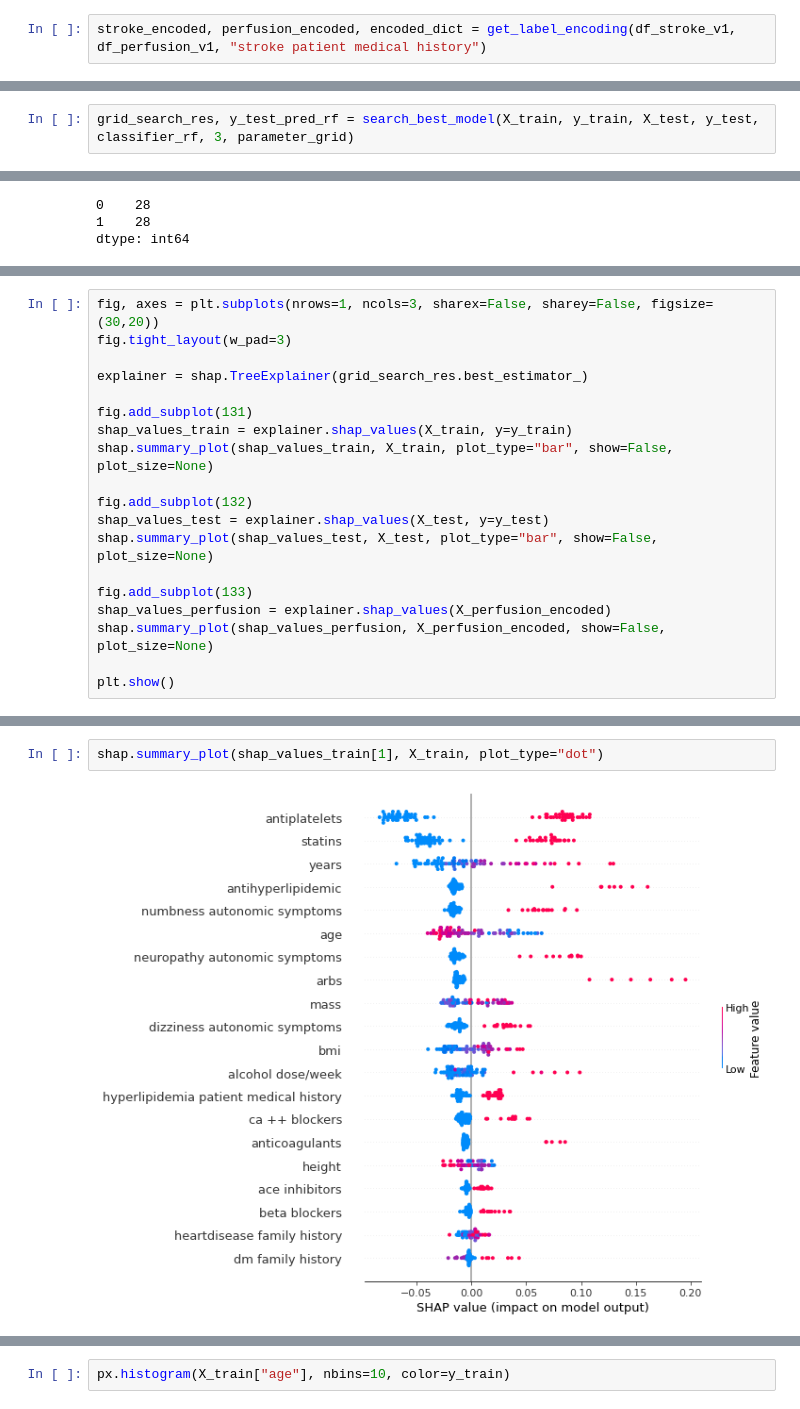
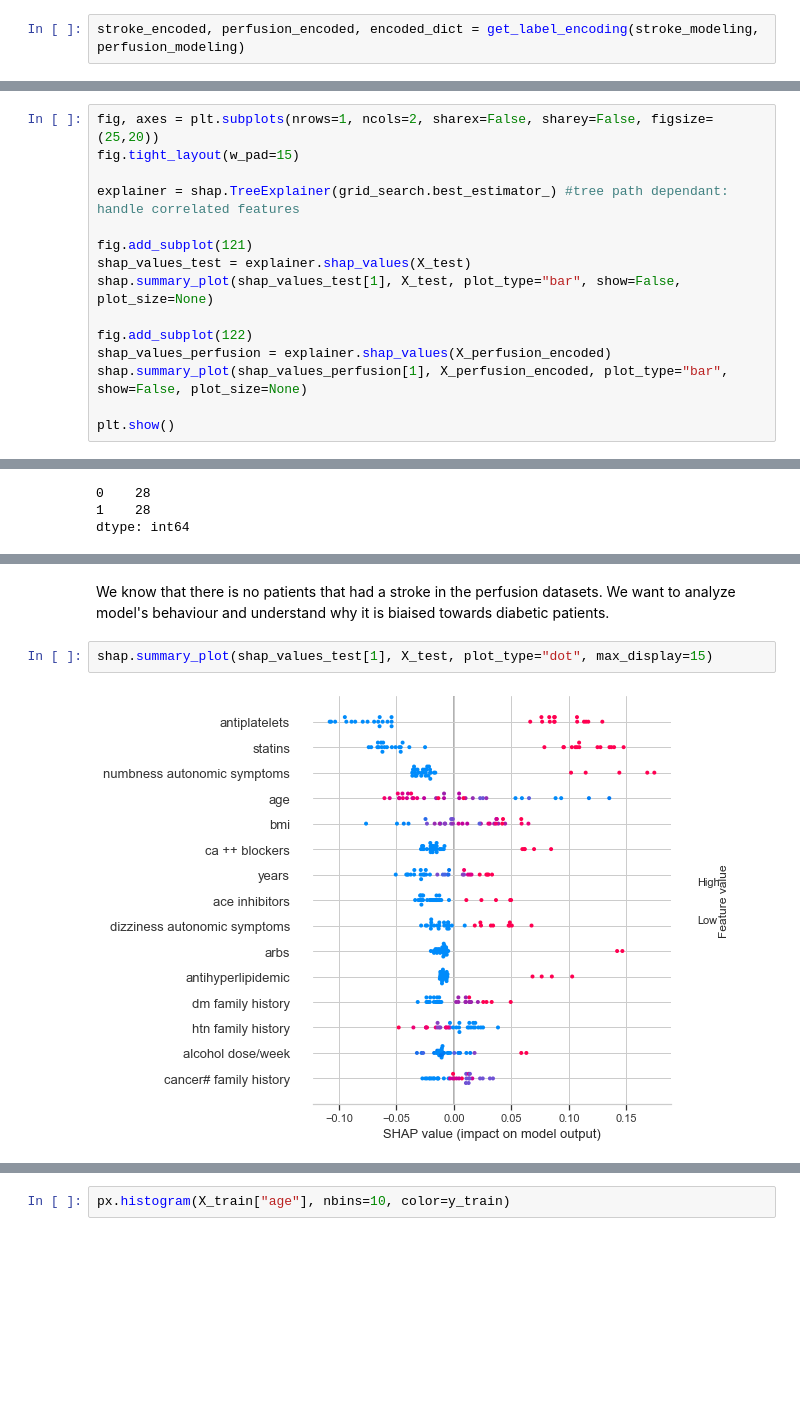
Before and after one commit to victoriafathi/DiabetesFork, a Jupyter notebook: data_mining/stroke_perfusion_analysis.ipynb, the cells around one changed output, grey strips where cells are left out. Drawn from its saved outputs; the diff is of its cells as text; blank space fills up the shorter version.

```diff
--- a/data_mining/stroke_perfusion_analysis.ipynb
+++ b/data_mining/stroke_perfusion_analysis.ipynb
@@ -587,4 +122,4 @@ df_stroke_v1.head(3)
 # %%
-stroke_encoded, perfusion_encoded, encoded_dict = get_label_encoding(df_stroke_v1, df_perfusion_v1, "stroke patient medical history")
+stroke_encoded, perfusion_encoded, encoded_dict = get_label_encoding(stroke_modeling, perfusion_modeling)
 # %%
 # accuracy if classifier doesn't learn
@@ -645,2 +159,0 @@ list(stroke_encoded.columns)
-# %%
-grid_search_res, y_test_pred_rf = search_best_model(X_train, y_train, X_test, y_test, classifier_rf, 3, parameter_grid)
@@ -689,0 +232,15 @@ df_features_importance = pd.DataFrame({"columns" : X_stroke_encoded.columns[sort
+# %%
+fig, axes = plt.subplots(nrows=1, ncols=2, sharex=False, sharey=False, figsize=(25,20))
+fig.tight_layout(w_pad=15)
+
+explainer = shap.TreeExplainer(grid_search.best_estimator_) #tree path dependant: handle correlated features
+
+fig.add_subplot(121)
+shap_values_test = explainer.shap_values(X_test)
+shap.summary_plot(shap_values_test[1], X_test, plot_type="bar", show=False, plot_size=None)
+
+fig.add_subplot(122)
+shap_values_perfusion = explainer.shap_values(X_perfusion_encoded)
+shap.summary_plot(shap_values_perfusion[1], X_perfusion_encoded, plot_type="bar", show=False, plot_size=None)
+
+plt.show()
@@ -817,19 +338,0 @@ We know that there is no patients that had a stroke in the perfusion datasets. L
-# %%
-fig, axes = plt.subplots(nrows=1, ncols=3, sharex=False, sharey=False, figsize=(30,20))
-fig.tight_layout(w_pad=3)
-
-explainer = shap.TreeExplainer(grid_search_res.best_estimator_)
-
-fig.add_subplot(131)
-shap_values_train = explainer.shap_values(X_train, y=y_train)
-shap.summary_plot(shap_values_train, X_train, plot_type="bar", show=False, plot_size=None)
-
-fig.add_subplot(132)
-shap_values_test = explainer.shap_values(X_test, y=y_test)
-shap.summary_plot(shap_values_test, X_test, plot_type="bar", show=False, plot_size=None)
-
-fig.add_subplot(133)
-shap_values_perfusion = explainer.shap_values(X_perfusion_encoded)
-shap.summary_plot(shap_values_perfusion, X_perfusion_encoded, show=False, plot_size=None)
-
-plt.show()
@@ -859,5 +358,7 @@ shap.force_plot(
+# %% [markdown]
+We know that there is no patients that had a stroke in the perfusion datasets. We want to analyze model's behaviour and understand why it is biaised towards diabetic patients.
 # %%
-shap.summary_plot(shap_values_train[1], X_train, plot_type="dot")
+shap.summary_plot(shap_values_test[1], X_test, plot_type="dot", max_display=15)
 # %% [output]
-[figure, old version]
+[figure, new version]
 # %%
```
Also changed, not shown: parts of 228 cells of this notebook.
